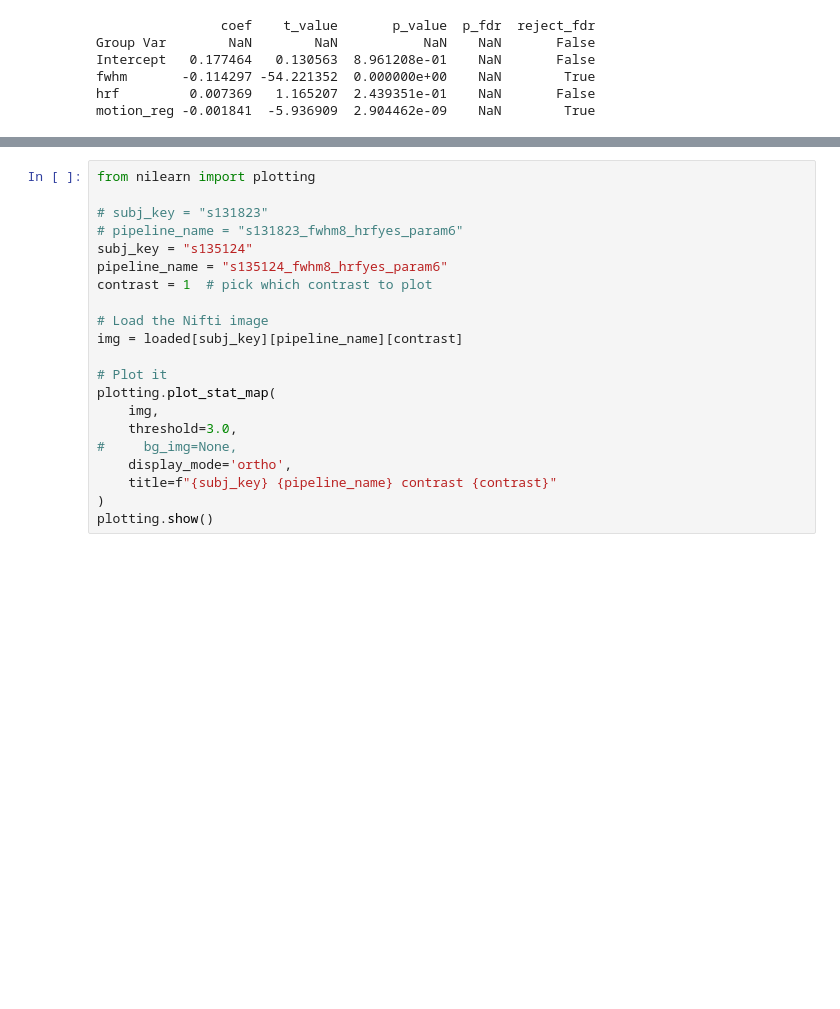
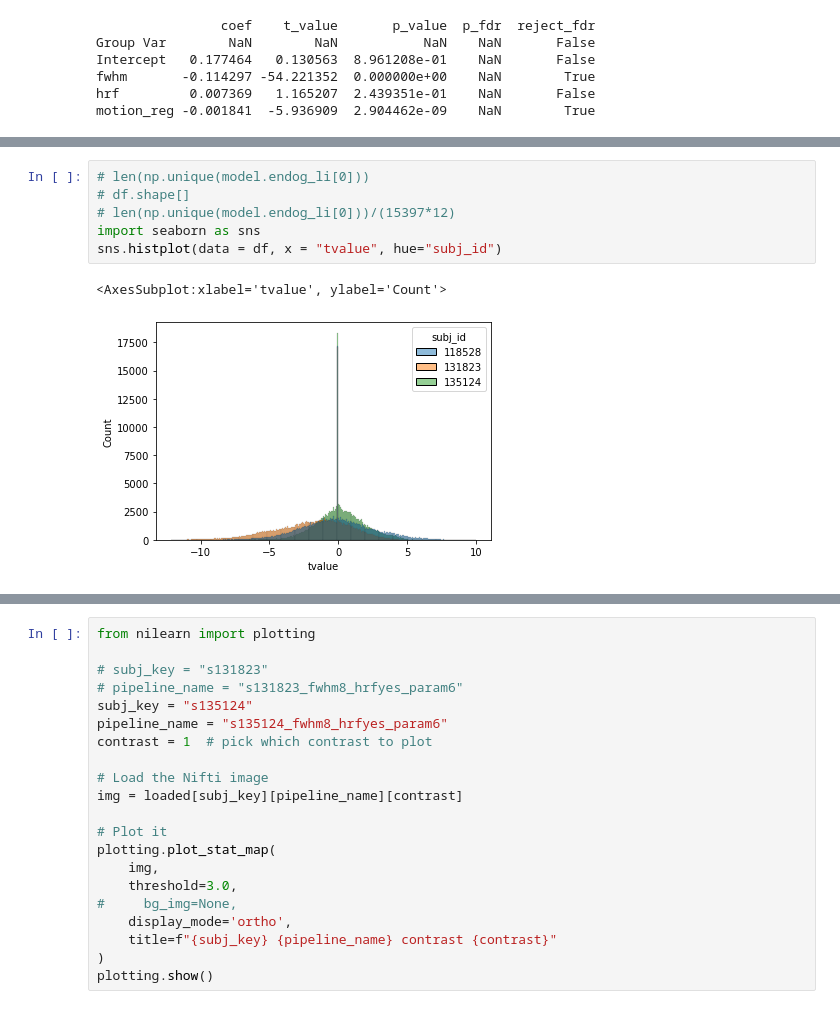
Before and after one commit to mwzhang851/hcp_multi_pipelines, a Jupyter notebook: src/btwn_subject_analysis.ipynb, the cells around one changed output, grey strips where cells are left out. Cells and saved outputs as stored; diff of their text form; blank space fills up the shorter version.

Commit message:
corrected fdr, added plots

```diff
--- a/src/btwn_subject_analysis.ipynb
+++ b/src/btwn_subject_analysis.ipynb
@@ -414,0 +314,9 @@ final_df = pd.DataFrame(final_rows)
+# %%
+# len(np.unique(model.endog_li[0]))
+# df.shape[]
+# len(np.unique(model.endog_li[0]))/(15397*12)
+import seaborn as sns
+sns.histplot(data = df, x = "tvalue", hue="subj_id")
+# %% [output]
+<AxesSubplot:xlabel='tvalue', ylabel='Count'>
+[figure, added]
```
Also changed, not shown: parts of 21 cells of this notebook.
